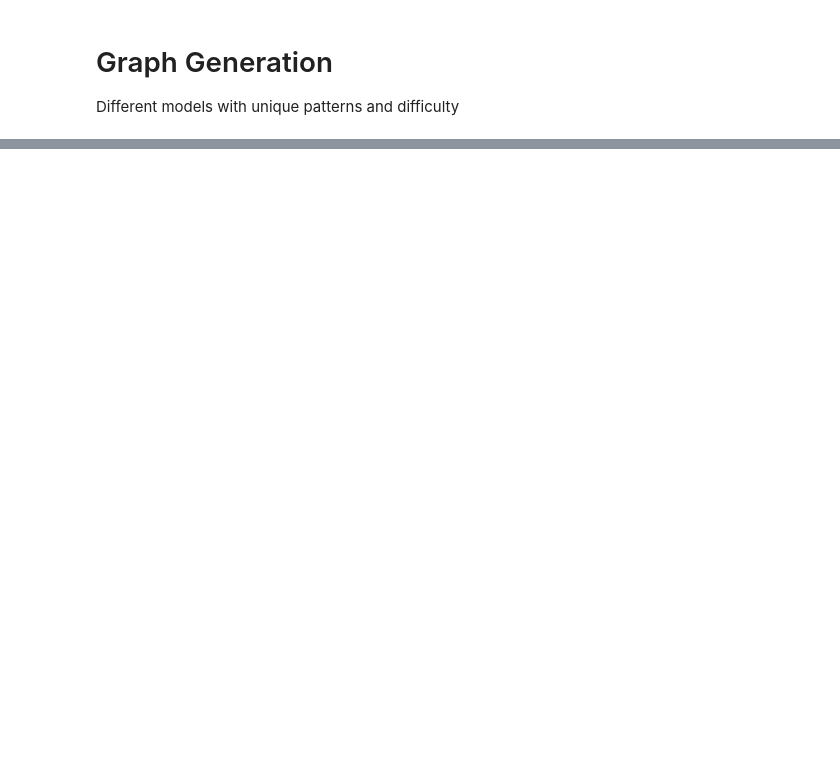
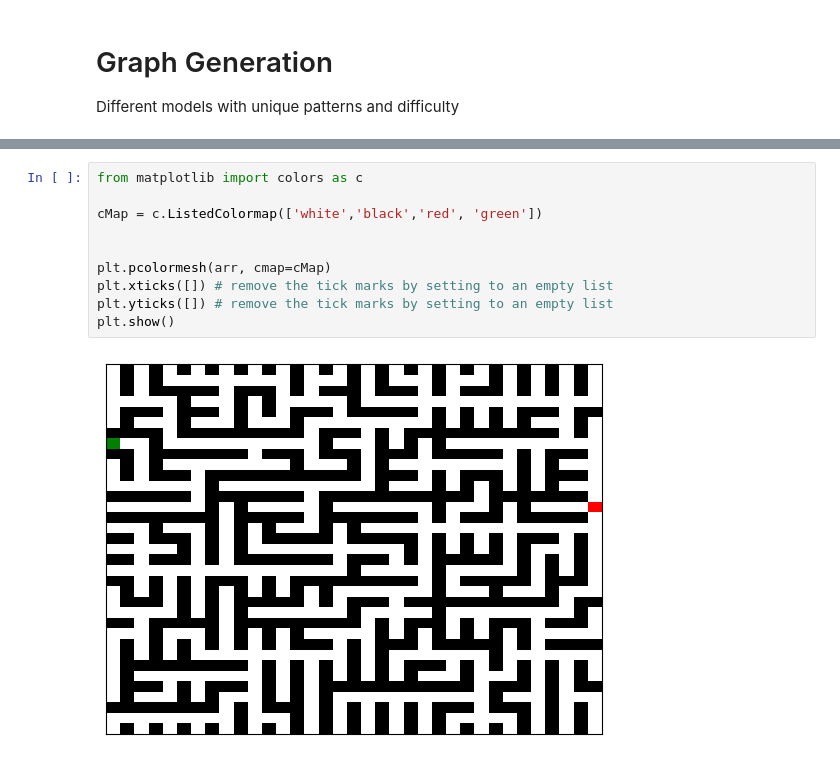
Before and after one commit to JJFrisch/Maze-Theories, a Jupyter notebook: Generation.ipynb, the cells around one changed output, grey strips where cells are left out. Drawn from its saved outputs; the diff is of its cells as text; blank space fills up the shorter version.

```diff
--- a/Generation.ipynb
+++ b/Generation.ipynb
@@ -995,0 +1067,12 @@ def printFile(arr, filename):
+# %%
+from matplotlib import colors as c
+
+cMap = c.ListedColormap(['white','black','red', 'green'])
+
+
+plt.pcolormesh(arr, cmap=cMap)
+plt.xticks([]) # remove the tick marks by setting to an empty list
+plt.yticks([]) # remove the tick marks by setting to an empty list
+plt.show()
+# %% [output]
+[figure, added]
```
Also changed, not shown: parts of 7 cells of this notebook, 5 other files.
